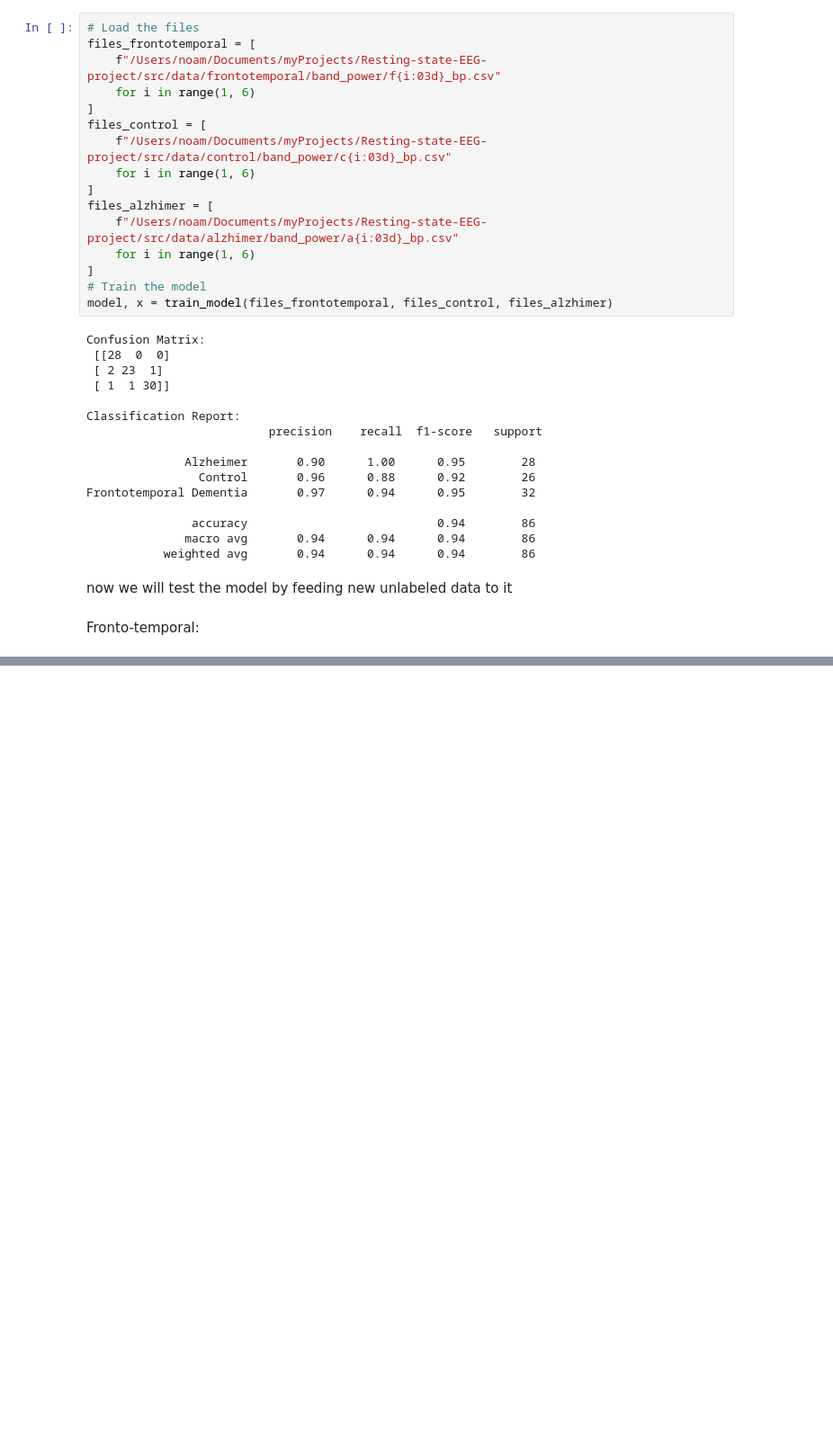
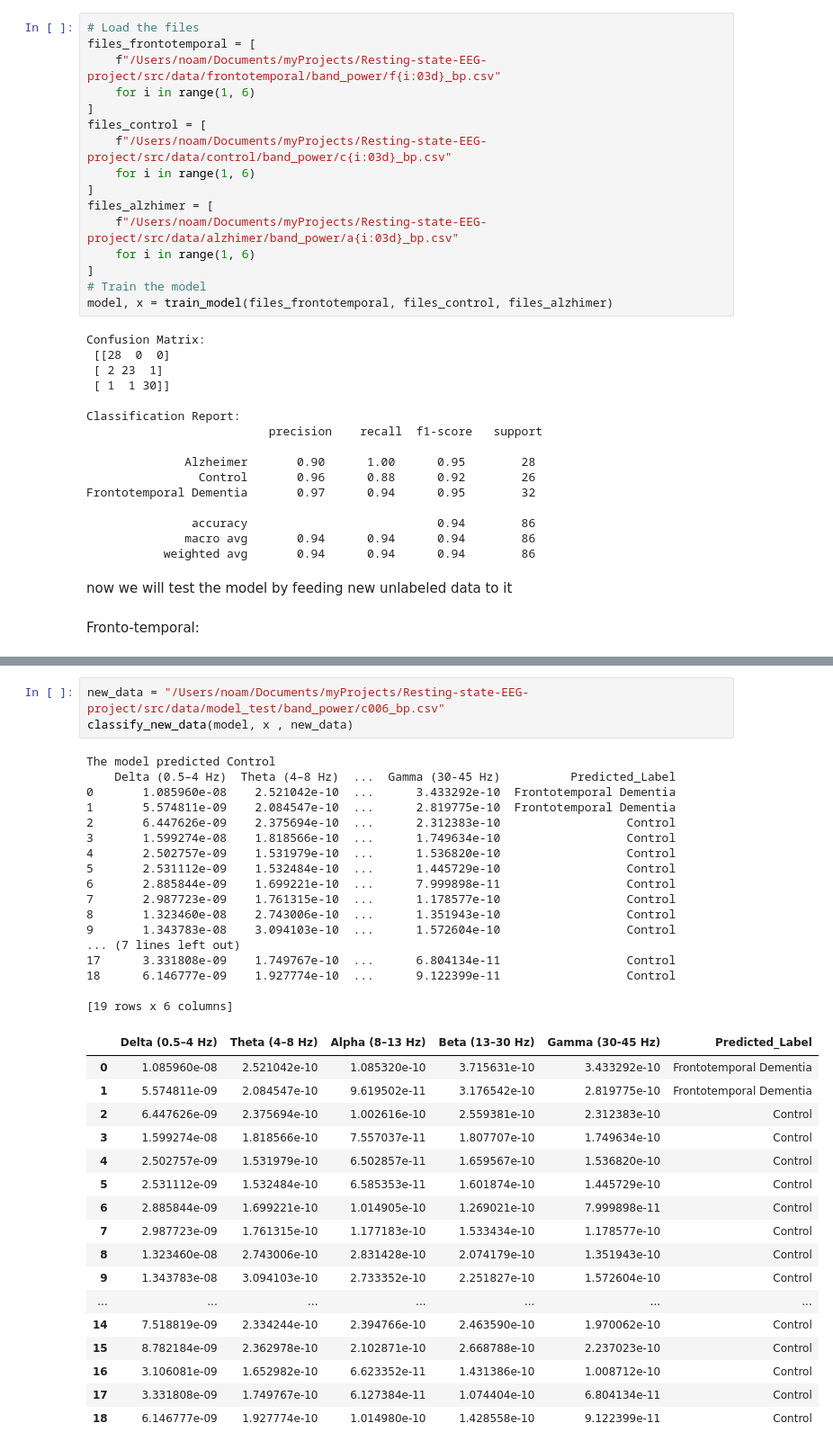
Before and after one commit to noamhed/Resting-state-EEG-project, a Jupyter notebook: main.ipynb, the cells around one changed output, grey strips where cells are left out. Shown at 90% size. Cells and saved outputs as stored; diff of their text form; blank space fills up the shorter version.

```diff
--- a/main.ipynb
+++ b/main.ipynb
@@ -232,0 +268,38 @@ FileNotFoundError: [Errno 2] No such file or directory: '/Users/noam/Documents/m
+# %%
+new_data = "/Users/noam/Documents/myProjects/Resting-state-EEG-project/src/data/model_test/band_power/c006_bp.csv"
+classify_new_data(model, x , new_data)
+# %% [output]
+The model predicted Control
+    Delta (0.5–4 Hz)  Theta (4–8 Hz)  ...  Gamma (30-45 Hz)          Predicted_Label
+0       1.085960e-08    2.521042e-10  ...      3.433292e-10  Frontotemporal Dementia
+1       5.574811e-09    2.084547e-10  ...      2.819775e-10  Frontotemporal Dementia
+2       6.447626e-09    2.375694e-10  ...      2.312383e-10                  Control
+3       1.599274e-08    1.818566e-10  ...      1.749634e-10                  Control
+4       2.502757e-09    1.531979e-10  ...      1.536820e-10                  Control
+5       2.531112e-09    1.532484e-10  ...      1.445729e-10                  Control
+6       2.885844e-09    1.699221e-10  ...      7.999898e-11                  Control
+7       2.987723e-09    1.761315e-10  ...      1.178577e-10                  Control
+8       1.323460e-08    2.743006e-10  ...      1.351943e-10                  Control
+9       1.343783e-08    3.094103e-10  ...      1.572604e-10                  Control
+... (7 lines left out)
+17      3.331808e-09    1.749767e-10  ...      6.804134e-11                  Control
+18      6.146777e-09    1.927774e-10  ...      9.122399e-11                  Control
+
+[19 rows x 6 columns]
+|  | Delta (0.5–4 Hz) | Theta (4–8 Hz) | Alpha (8–13 Hz) | Beta (13–30 Hz) | Gamma (30-45 Hz) | Predicted_Label |
+| 0 | 1.085960e-08 | 2.521042e-10 | 1.085320e-10 | 3.715631e-10 | 3.433292e-10 | Frontotemporal Dementia |
+| 1 | 5.574811e-09 | 2.084547e-10 | 9.619502e-11 | 3.176542e-10 | 2.819775e-10 | Frontotemporal Dementia |
+| 2 | 6.447626e-09 | 2.375694e-10 | 1.002616e-10 | 2.559381e-10 | 2.312383e-10 | Control |
+| 3 | 1.599274e-08 | 1.818566e-10 | 7.557037e-11 | 1.807707e-10 | 1.749634e-10 | Control |
+| 4 | 2.502757e-09 | 1.531979e-10 | 6.502857e-11 | 1.659567e-10 | 1.536820e-10 | Control |
+| 5 | 2.531112e-09 | 1.532484e-10 | 6.585353e-11 | 1.601874e-10 | 1.445729e-10 | Control |
+| 6 | 2.885844e-09 | 1.699221e-10 | 1.014905e-10 | 1.269021e-10 | 7.999898e-11 | Control |
+| 7 | 2.987723e-09 | 1.761315e-10 | 1.177183e-10 | 1.533434e-10 | 1.178577e-10 | Control |
+| 8 | 1.323460e-08 | 2.743006e-10 | 2.831428e-10 | 2.074179e-10 | 1.351943e-10 | Control |
+| 9 | 1.343783e-08 | 3.094103e-10 | 2.733352e-10 | 2.251827e-10 | 1.572604e-10 | Control |
+| ... | ... | ... | ... | ... | ... | ... |
+| 14 | 7.518819e-09 | 2.334244e-10 | 2.394766e-10 | 2.463590e-10 | 1.970062e-10 | Control |
+| 15 | 8.782184e-09 | 2.362978e-10 | 2.102871e-10 | 2.668788e-10 | 2.237023e-10 | Control |
+| 16 | 3.106081e-09 | 1.652982e-10 | 6.623352e-11 | 1.431386e-10 | 1.008712e-10 | Control |
+| 17 | 3.331808e-09 | 1.749767e-10 | 6.127384e-11 | 1.074404e-10 | 6.804134e-11 | Control |
+| 18 | 6.146777e-09 | 1.927774e-10 | 1.014980e-10 | 1.428558e-10 | 9.122399e-11 | Control |
```
Also changed, not shown: parts of 7 cells of this notebook, 5 other files.
